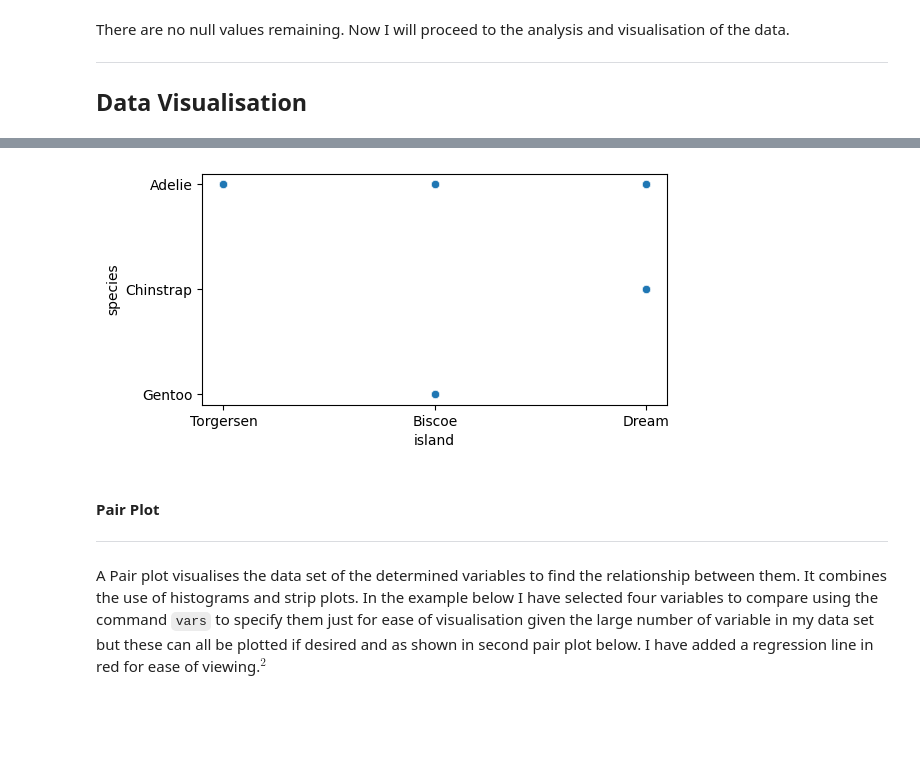
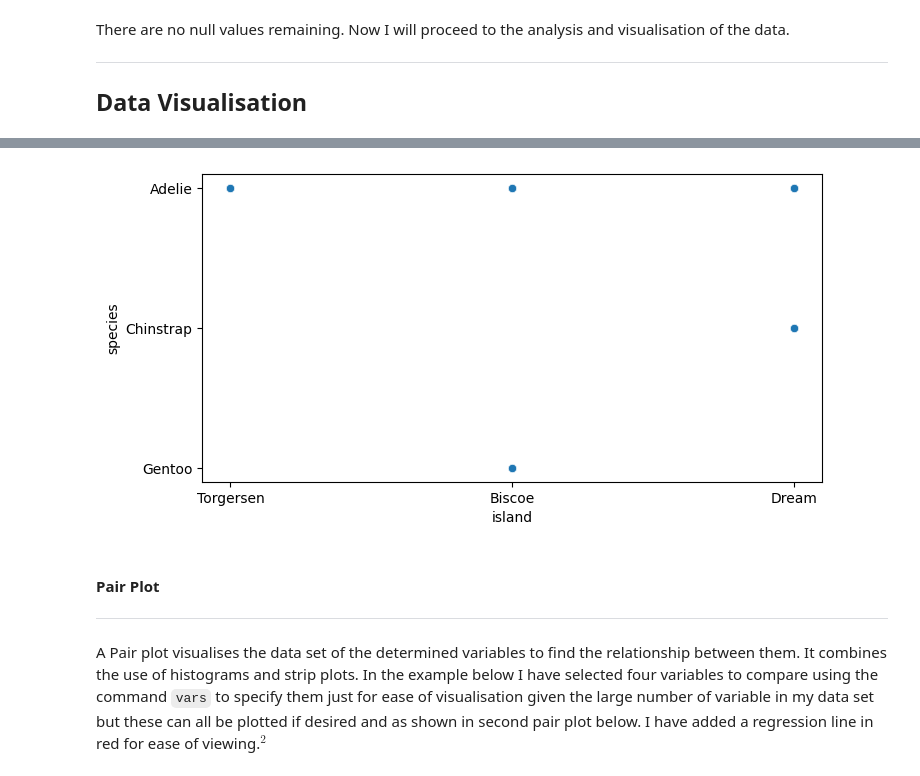
Before and after one commit to SaydsC/PrinciplesofDataAnalytics, a Jupyter notebook: penguins.ipynb, the cells around one changed output, grey strips where cells are left out. Drawn from its saved outputs; the diff is of its cells as text; code cells hidden in the pictures; blank space fills up the shorter version.

```diff
--- a/penguins.ipynb
+++ b/penguins.ipynb
@@ -277,9 +303,9 @@ axes[1,1].hist(penguins['bill_depth_mm'], bins=10)
 # %%
 #scatterplot
-f = plt.figure(figsize=(6,3))
+f = plt.figure(figsize=(8,4))
 fig = sns.scatterplot(x="island", y="species", data=penguins)
 # %% [output]
-[figure, old version]
+[figure, new version]
 # %% [markdown]
 #### Pair Plot
 ****
```
Also changed, not shown: parts of 5 cells of this notebook.
